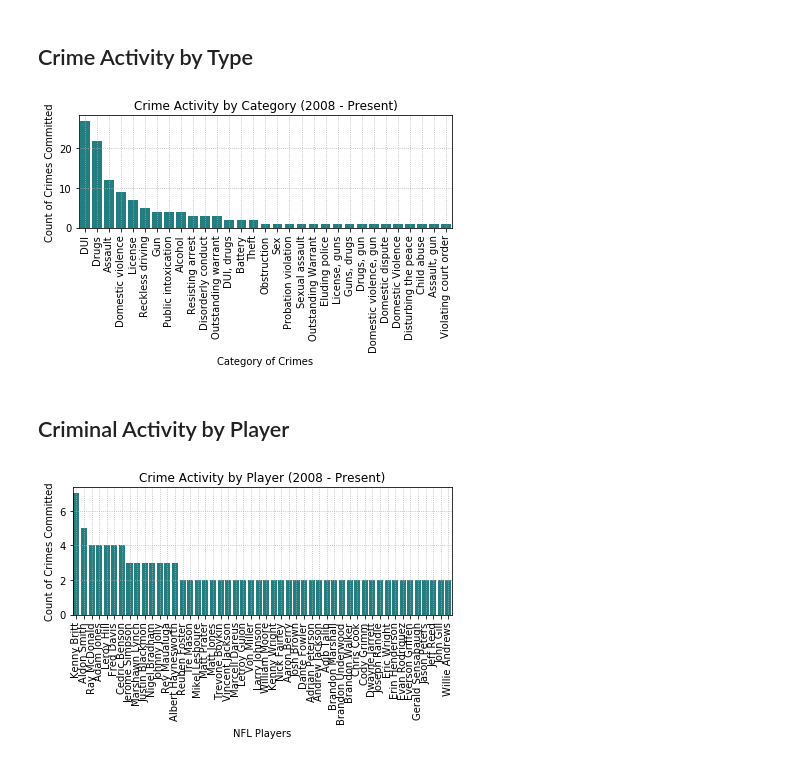
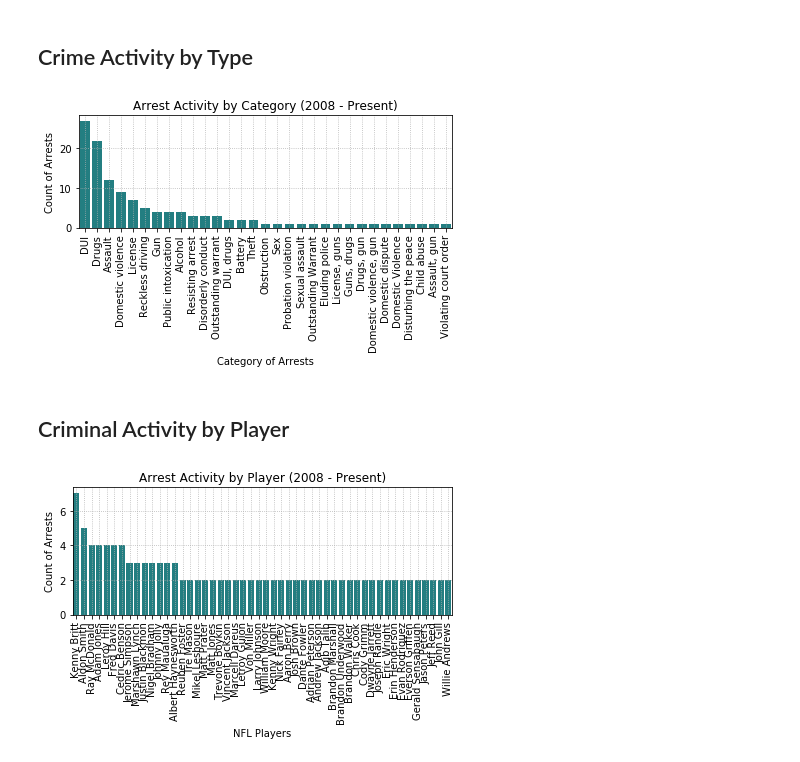
Before and after one commit to risatino/project-seadogs, a Jupyter notebook: player_team_arrest_details.ipynb, the cells around one changed output. Drawn from its saved outputs; the diff is of its cells as text; code cells hidden in the pictures.

```diff
--- a/player_team_arrest_details.ipynb
+++ b/player_team_arrest_details.ipynb
@@ -143,25 +143,25 @@ plt.show()
 # %%
 # develop dataframe to plot overall Player Crime type/count
 player_crime_type = player_arrest_details_df.groupby('Category').count()
 player_crime_type = player_crime_type['Crime Category']
 player_crime_type_count = pd.DataFrame(player_crime_type)
 player_crime_type_count = player_crime_type_count.rename(columns={'Crime Category':'Count'})
 
 player_crime_type_count.sort_values(by='Count', ascending=False, inplace=True)
 player_crime_type_count = player_crime_type_count.reset_index(inplace=False)
 
 # plot the total crime activity by players from 2008
 sns.barplot(x=player_crime_type_count['Category'], y=player_crime_type_count["Count"], color='#138D91')
-plt.title("Crime Activity by Category (2008 - Present)")
-plt.ylabel("Count of Crimes Committed")
-plt.xlabel("Category of Crimes")
+plt.title("Arrest Activity by Category (2008 - Present)")
+plt.ylabel("Count of Arrests")
+plt.xlabel("Category of Arrests")
 plt.xticks(rotation=90)
 plt.grid(linestyle='dotted')
 plt.tight_layout()
 plt.savefig("Player_Crime_Type.png")
 plt.show()
 # %% [output]
-[figure, old version]
+[figure, new version]
 # %% [markdown]
 ## Criminal Activity by Player
 # %%
@@ -176,8 +176,8 @@ player_crime_count = player_crime_count.reset_index(inplace=False)
 
 # plot the total crime activity by players from 2008
 sns.barplot(x=player_crime_count['Name'], y=player_crime_count["Count"], color='#138D91')
-plt.title("Crime Activity by Player (2008 - Present)")
-plt.ylabel("Count of Crimes Committed")
+plt.title("Arrest Activity by Player (2008 - Present)")
+plt.ylabel("Count of Arrests")
 plt.xlabel("NFL Players")
 plt.xticks(rotation=90)
 plt.grid(linestyle='dotted')
@@ -186,4 +186,4 @@ plt.tight_layout()
 plt.savefig("Player_Crime_Count.png")
 plt.show()
 # %% [output]
-[figure, old version]
+[figure, new version]
```
Also changed, not shown: parts of 4 cells of this notebook, 5 other files.
